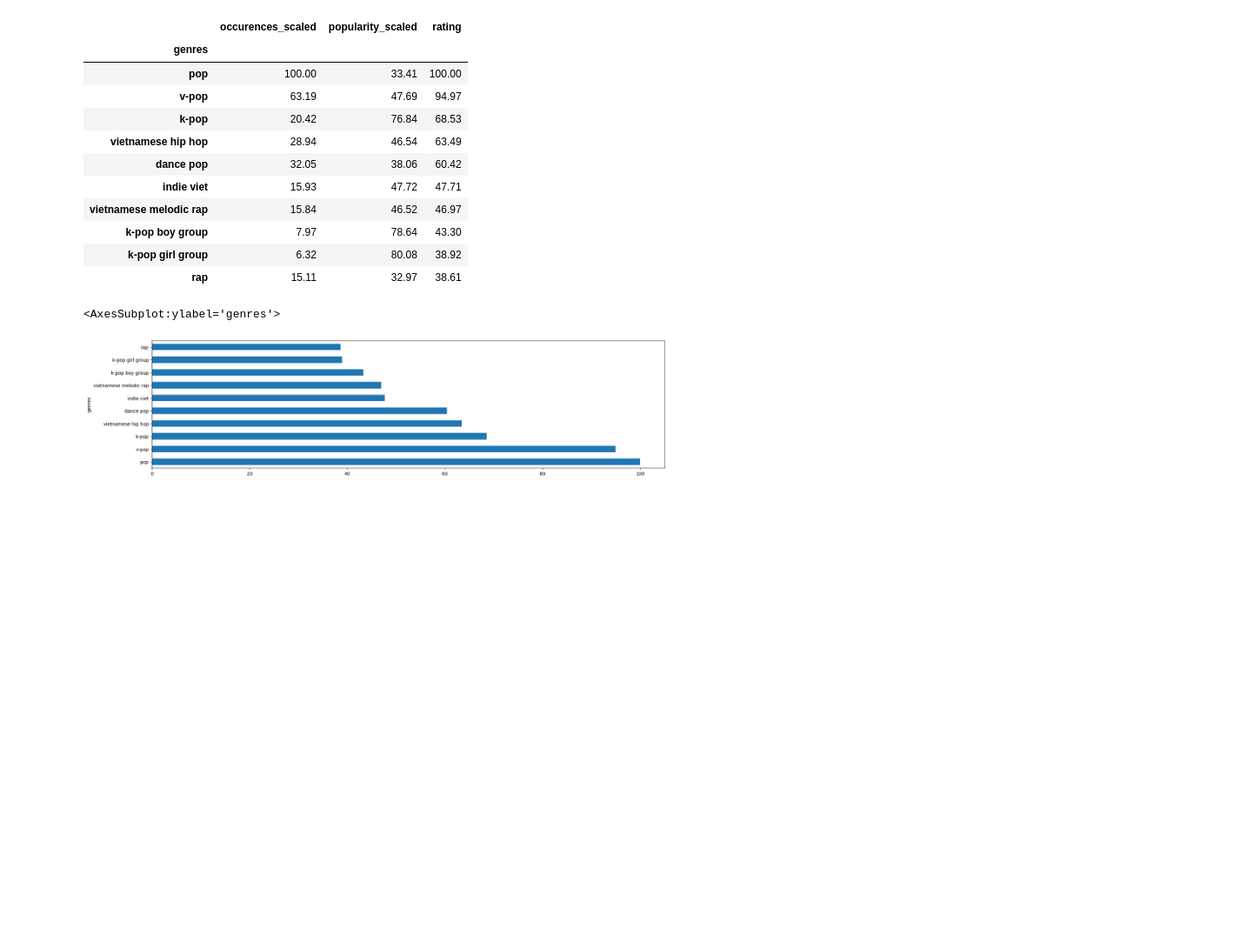
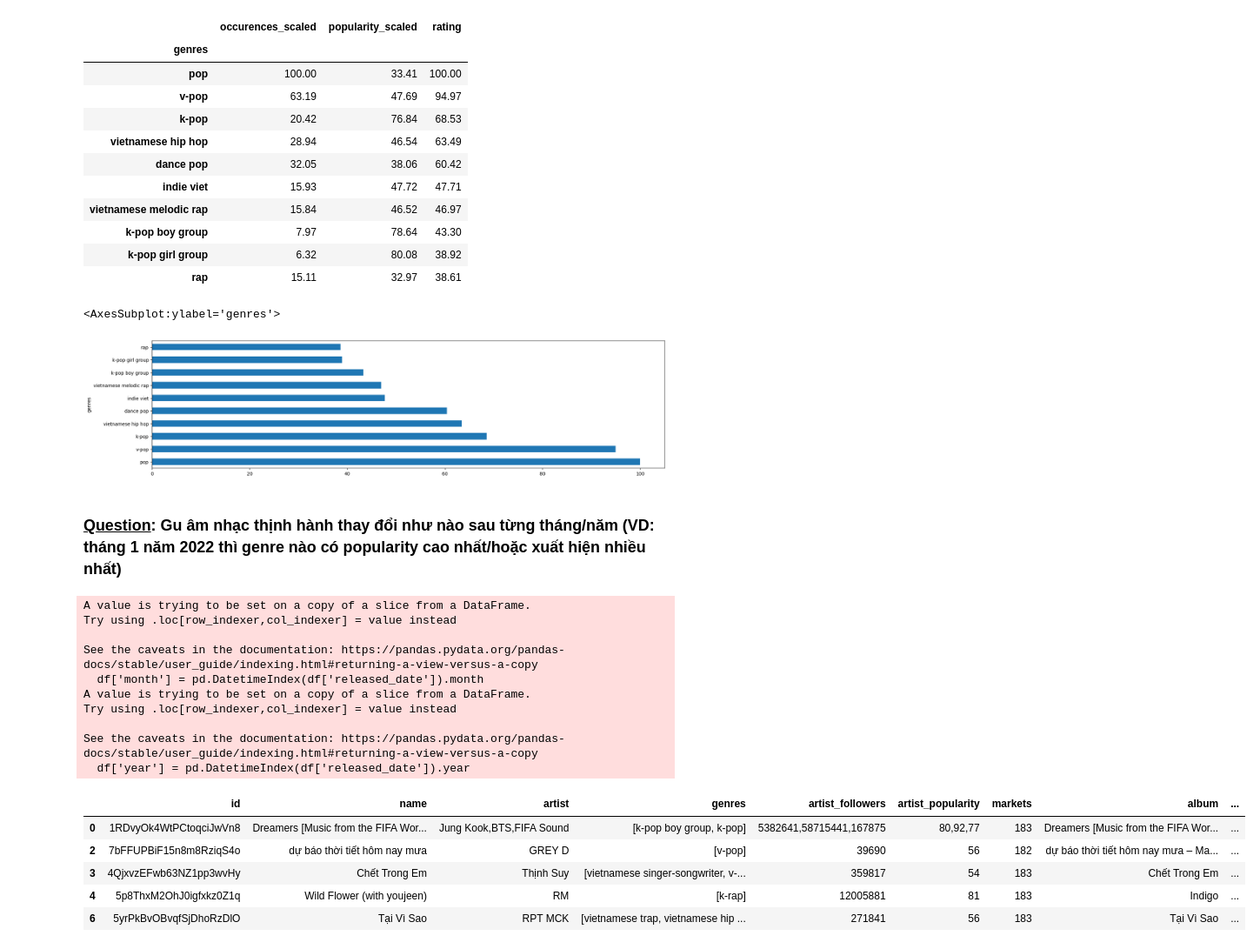
Before and after one commit to quytrungg/Final_Project_CSC14119, a Jupyter notebook: data_analysis/components/artists_data_analysis.ipynb, the cells around one changed output. Shown: that part at 87% size. Drawn from its saved outputs; the diff is of its cells as text; code cells hidden in the pictures; blank space fills up the shorter version.

Commit message:
new question

```diff
--- a/data_analysis/components/artists_data_analysis.ipynb
+++ b/data_analysis/components/artists_data_analysis.ipynb
@@ -135,3 +135,26 @@ genre_trend.nlargest(n=10, columns='rating')['rating'].plot.barh(figsize=(20, 5)
 # %% [output]
 <AxesSubplot:ylabel='genres'>
 [figure]
+# %% [markdown]
+### <b><u>Question</u>: Gu âm nhạc thịnh hành thay đổi như nào sau từng tháng/năm (VD: tháng 1 năm 2022 thì genre nào có popularity cao nhất/hoặc xuất hiện nhiều nhất)</b>
+# %%
+df['month'] = pd.DatetimeIndex(df['released_date']).month
+df['year'] = pd.DatetimeIndex(df['released_date']).year
+df.head()
+# %% [output]
+A value is trying to be set on a copy of a slice from a DataFrame.
+Try using .loc[row_indexer,col_indexer] = value instead
+
+See the caveats in the documentation: https://pandas.pydata.org/pandas-docs/stable/user_guide/indexing.html#returning-a-view-versus-a-copy
+  df['month'] = pd.DatetimeIndex(df['released_date']).month
+A value is trying to be set on a copy of a slice from a DataFrame.
+Try using .loc[row_indexer,col_indexer] = value instead
+
+See the caveats in the documentation: https://pandas.pydata.org/pandas-docs/stable/user_guide/indexing.html#returning-a-view-versus-a-copy
+  df['year'] = pd.DatetimeIndex(df['released_date']).year
+|  | id | name | artist | genres | artist_followers | artist_popularity | markets | album | ... |
+| 0 | 1RDvyOk4WtPCtoqciJwVn8 | Dreamers [Music from the FIFA Wor... | Jung Kook,BTS,FIFA Sound | [k-pop boy group, k-pop] | 5382641,58715441,167875 | 80,92,77 | 183 | Dreamers [Music from the FIFA Wor... | ... |
+| 2 | 7bFFUPBiF15n8m8RziqS4o | dự báo thời tiết hôm nay mưa | GREY D | [v-pop] | 39690 | 56 | 182 | dự báo thời tiết hôm nay mưa – Ma... | ... |
+| 3 | 4QjxvzEFwb63NZ1pp3wvHy | Chết Trong Em | Thịnh Suy | [vietnamese singer-songwriter, v-... | 359817 | 54 | 183 | Chết Trong Em | ... |
+| 4 | 5p8ThxM2OhJ0igfxkz0Z1q | Wild Flower (with youjeen) | RM | [k-rap] | 12005881 | 81 | 183 | Indigo | ... |
+| 6 | 5yrPkBvOBvqfSjDhoRzDlO | Tại Vì Sao | RPT MCK | [vietnamese trap, vietnamese hip ... | 271841 | 56 | 183 | Tại Vì Sao | ... |
```
Also changed, not shown: parts of 4 cells of this notebook.
